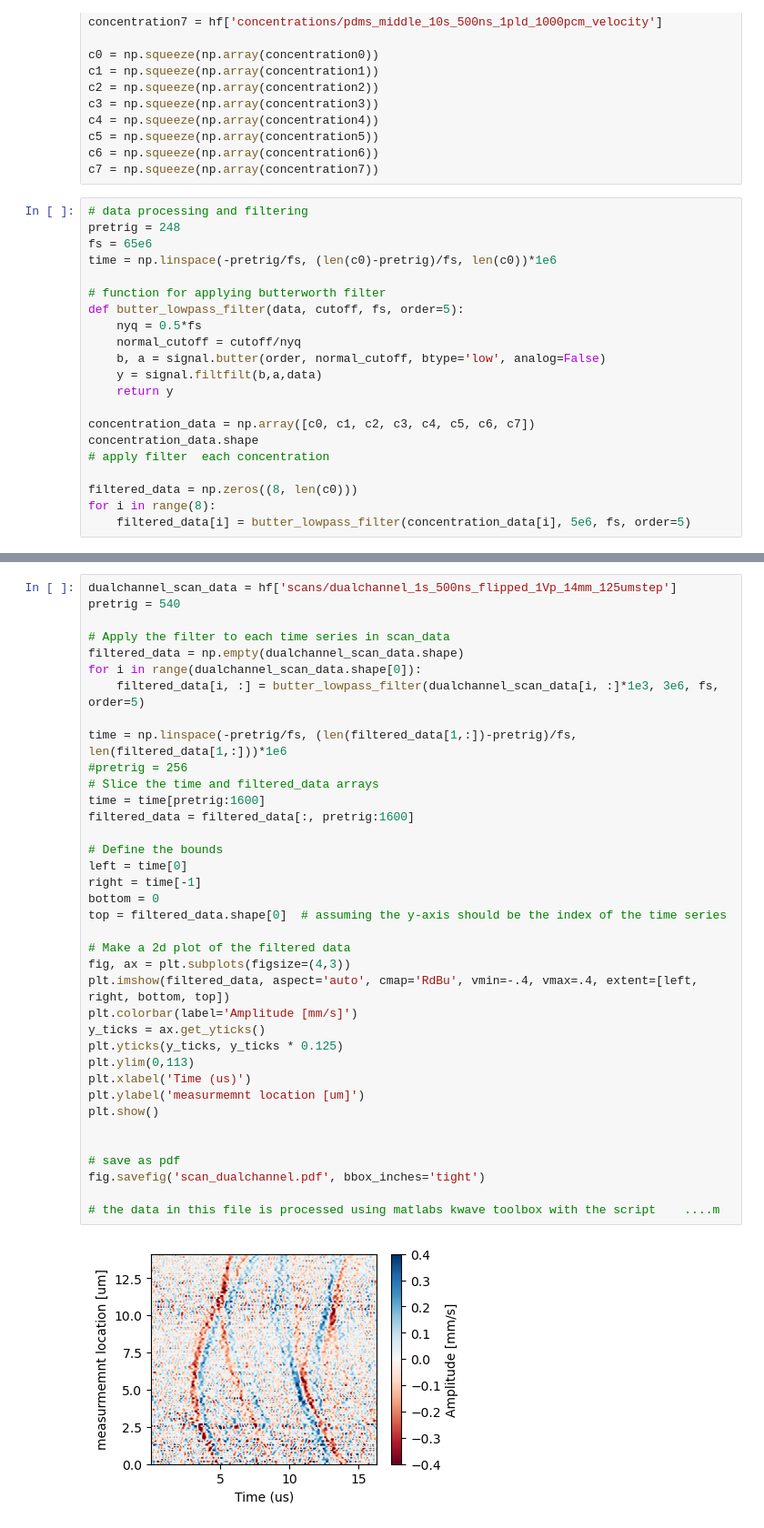
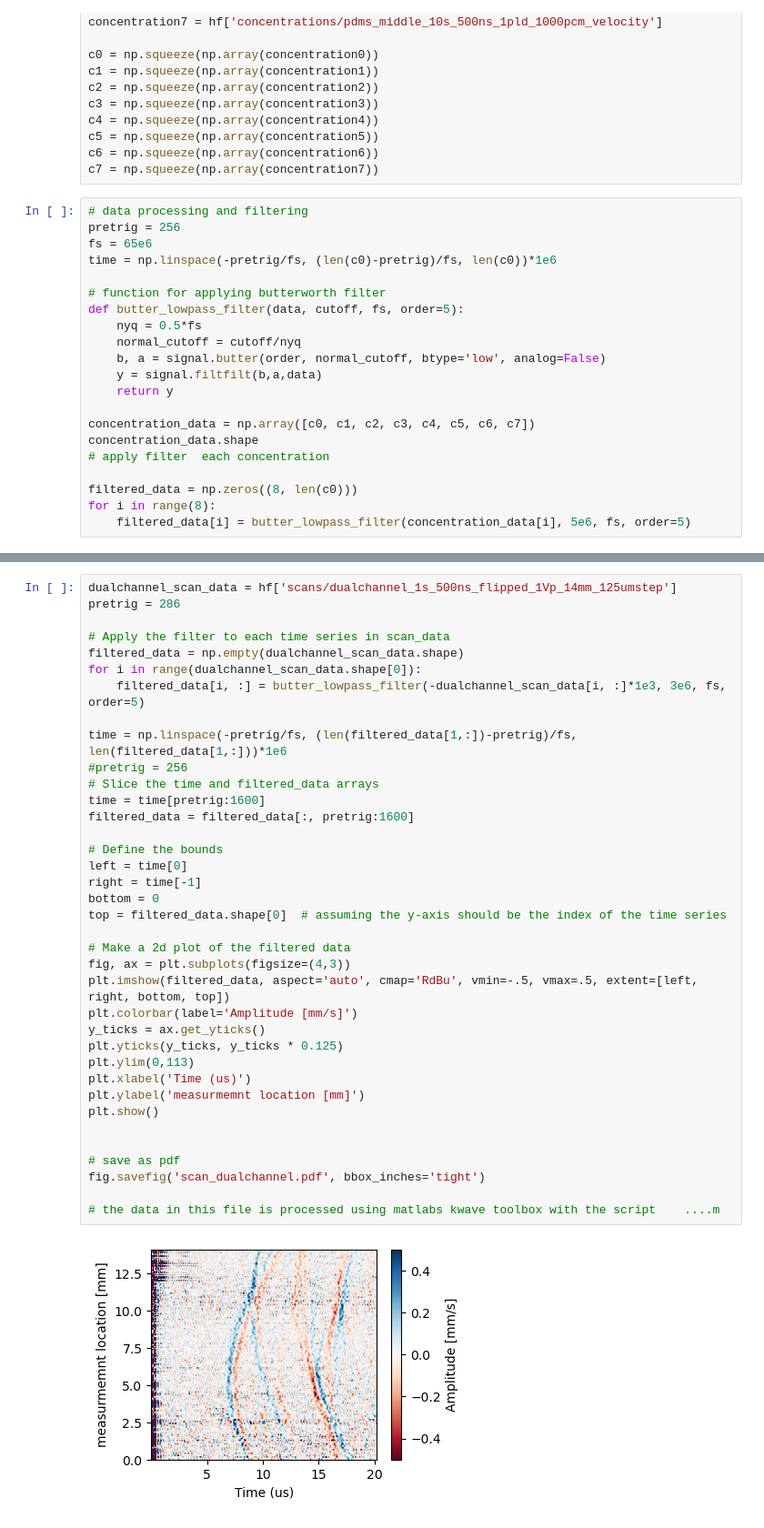
Before and after one commit to edieussa/PA_Data_and_Figures, a Jupyter notebook: PA_LDV_data_analysis.ipynb, the cells around one changed output, grey strips where cells are left out. Shown at 91% size. Saved outputs shown, nothing was run; the diff lists cells and outputs as text.

```diff
--- a/PA_LDV_data_analysis.ipynb
+++ b/PA_LDV_data_analysis.ipynb
@@ -95,7 +95,7 @@ c6 = np.squeeze(np.array(concentration6))
 c7 = np.squeeze(np.array(concentration7))
 # %%
 # data processing and filtering
-pretrig = 248
+pretrig = 256
 fs = 65e6
 time = np.linspace(-pretrig/fs, (len(c0)-pretrig)/fs, len(c0))*1e6
 
@@ -211,39 +234,39 @@ fig.savefig('scan_1.pdf', bbox_inches='tight')
 # %%
 dualchannel_scan_data = hf['scans/dualchannel_1s_500ns_flipped_1Vp_14mm_125umstep']
-pretrig = 540
+pretrig = 286
 
 # Apply the filter to each time series in scan_data
 filtered_data = np.empty(dualchannel_scan_data.shape)
 for i in range(dualchannel_scan_data.shape[0]):
-    filtered_data[i, :] = butter_lowpass_filter(dualchannel_scan_data[i, :]*1e3, 3e6, fs, order=5)
+    filtered_data[i, :] = butter_lowpass_filter(-dualchannel_scan_data[i, :]*1e3, 3e6, fs, order=5)
 
 time = np.linspace(-pretrig/fs, (len(filtered_data[1,:])-pretrig)/fs, len(filtered_data[1,:]))*1e6
 #pretrig = 256
 # Slice the time and filtered_data arrays
 time = time[pretrig:1600]
 filtered_data = filtered_data[:, pretrig:1600]
 
 # Define the bounds
 left = time[0]
 right = time[-1]
 bottom = 0
 top = filtered_data.shape[0]  # assuming the y-axis should be the index of the time series
 
 # Make a 2d plot of the filtered data
 fig, ax = plt.subplots(figsize=(4,3))
-plt.imshow(filtered_data, aspect='auto', cmap='RdBu', vmin=-.4, vmax=.4, extent=[left, right, bottom, top])
+plt.imshow(filtered_data, aspect='auto', cmap='RdBu', vmin=-.5, vmax=.5, extent=[left, right, bottom, top])
 plt.colorbar(label='Amplitude [mm/s]')
 y_ticks = ax.get_yticks()
 plt.yticks(y_ticks, y_ticks * 0.125)
 plt.ylim(0,113)
 plt.xlabel('Time (us)')
-plt.ylabel('measurmemnt location [um]')
+plt.ylabel('measurmemnt location [mm]')
 plt.show()
 
 
 # save as pdf
 fig.savefig('scan_dualchannel.pdf', bbox_inches='tight')
 
 # the data in this file is processed using matlabs kwave toolbox with the script    ....m
 # %% [output]
-[figure, old version]
+[figure, new version]
```
Also changed, not shown: parts of 5 cells of this notebook.
